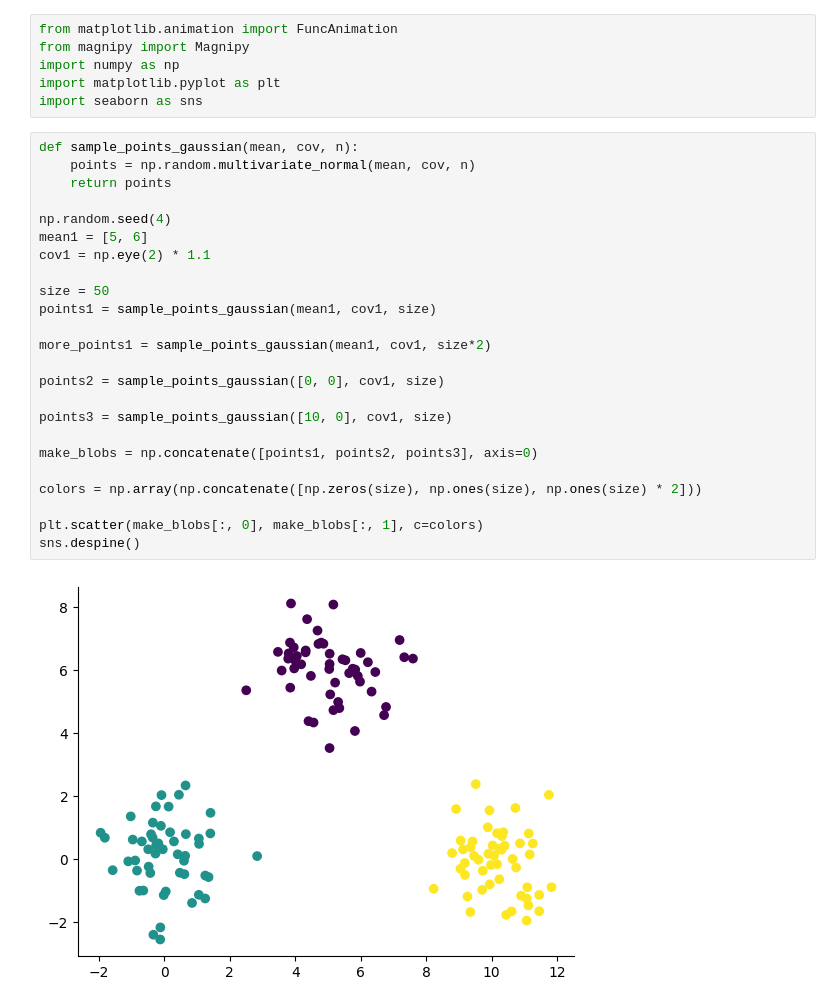
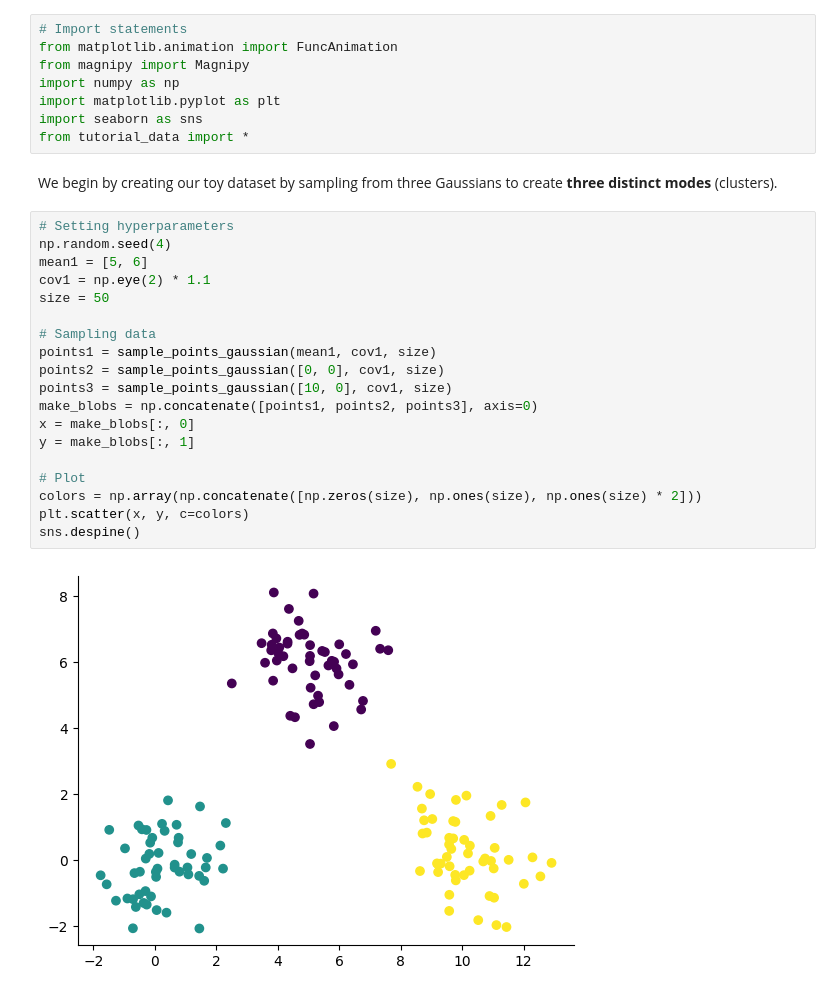
Before and after one commit to aidos-lab/magnipy, a Jupyter notebook: notebooks/mode_dropping.ipynb, the cells around one changed output. Drawn from its saved outputs; the diff is of its cells as text.

Commit message:
mode dropping tutorial

```diff
--- a/notebooks/mode_dropping.ipynb
+++ b/notebooks/mode_dropping.ipynb
@@ -1,32 +17,31 @@
 # %%
+# Import statements
 from matplotlib.animation import FuncAnimation
 from magnipy import Magnipy
 import numpy as np
 import matplotlib.pyplot as plt
 import seaborn as sns
+from tutorial_data import *
+# %% [markdown]
+We begin by creating our toy dataset by sampling from three Gaussians to create **three distinct modes** (clusters).
 # %%
-def sample_points_gaussian(mean, cov, n):
-    points = np.random.multivariate_normal(mean, cov, n)
-    return points
-
+# Setting hyperparameters
 np.random.seed(4)
 mean1 = [5, 6]
 cov1 = np.eye(2) * 1.1
+size = 50
 
-size = 50
+# Sampling data
 points1 = sample_points_gaussian(mean1, cov1, size)
+points2 = sample_points_gaussian([0, 0], cov1, size)
+points3 = sample_points_gaussian([10, 0], cov1, size)
+make_blobs = np.concatenate([points1, points2, points3], axis=0)
+x = make_blobs[:, 0]
+y = make_blobs[:, 1]
 
-more_points1 = sample_points_gaussian(mean1, cov1, size*2)
-
-points2 = sample_points_gaussian([0, 0], cov1, size)
-
-points3 = sample_points_gaussian([10, 0], cov1, size)
-
-make_blobs = np.concatenate([points1, points2, points3], axis=0)
-
+# Plot
 colors = np.array(np.concatenate([np.zeros(size), np.ones(size), np.ones(size) * 2]))
-
-plt.scatter(make_blobs[:, 0], make_blobs[:, 1], c=colors)
+plt.scatter(x, y, c=colors)
 sns.despine()
 # %% [output]
-[figure, old version]
+[figure, new version]
```
Also changed, not shown: parts of 10 cells of this notebook.
